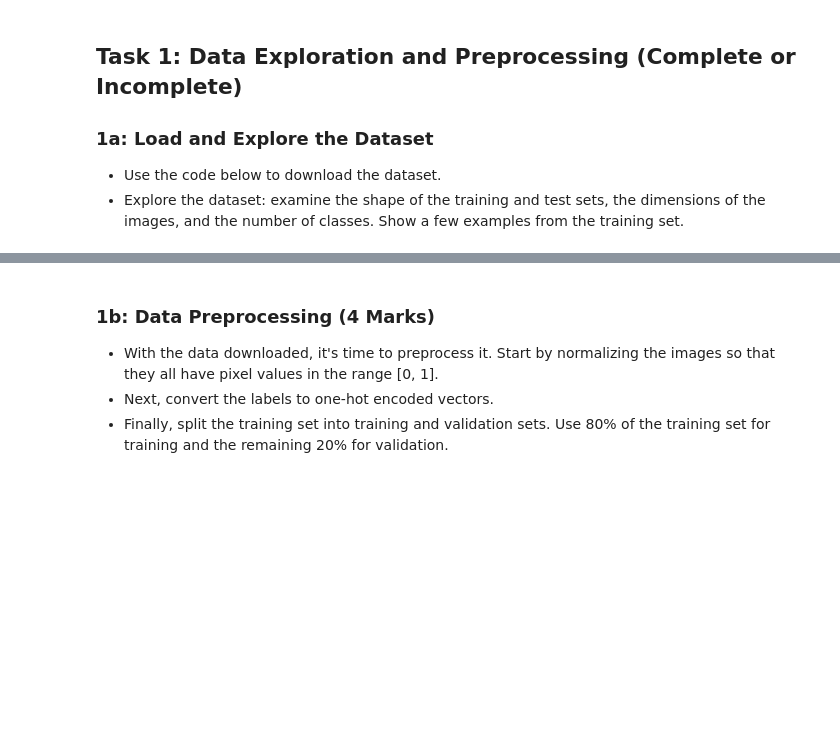
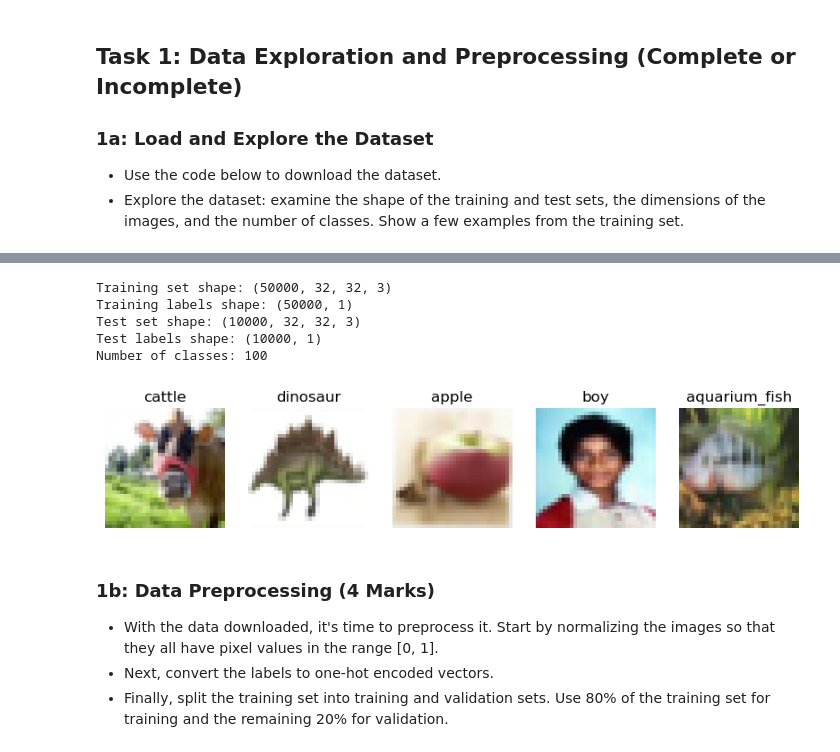
Before and after one commit to UofT-DSI/deep_learning, a Jupyter notebook: 02_activities/assignments/assignment_1.ipynb, the cells around one changed output, grey strips where cells are left out. Drawn from its saved outputs; the diff is of its cells as text; code cells hidden in the pictures; blank space fills up the shorter version.

```diff
--- a/02_activities/assignments/assignment_1.ipynb
+++ b/02_activities/assignments/assignment_1.ipynb
@@ -26,5 +28,50 @@ To enable the following instructions: AVX2 FMA, in other operations, rebuild Ten
 # %%
 # Your code here
+print("Training set shape:", x_train.shape)
+print("Training labels shape:", y_train.shape)
+print("Test set shape:", x_test.shape)
+print("Test labels shape:", y_test.shape)
+
+# Print some basic information
+print("Number of classes:", len(np.unique(y_train)))
+
+# Show a few examples from the training set
+def plot_images(images, labels, class_names, num_images=5):
+    plt.figure(figsize=(10, 2))
+    for i in range(num_images):
+        plt.subplot(1, num_images, i + 1)
+        plt.imshow(images[i])
+        plt.title(class_names[labels[i][0]])
+        plt.axis('off')
+    plt.show()
+# %% [output]
+Training set shape: (50000, 32, 32, 3)
+Training labels shape: (50000, 1)
+Test set shape: (10000, 32, 32, 3)
+Test labels shape: (10000, 1)
+Number of classes: 100
+# %%
+class_names = np.array([
+     'apple', 'aquarium_fish', 'baby', 'bear', 'beaver', 'bed', 'bee', 'beetle',
+    'bicycle', 'bottle', 'bowl', 'boy', 'bridge', 'bus', 'butterfly', 'camel',
+    'can', 'castle', 'caterpillar', 'cattle', 'chair', 'chimpanzee', 'clock',
+    'cloud', 'cockroach', 'couch', 'cra', 'crocodile', 'cup', 'dinosaur',
+    'dolphin', 'elephant', 'flatfish', 'forest', 'fox', 'girl', 'hamster',
+    'house', 'kangaroo', 'keyboard', 'lamp', 'lawn_mower', 'leopard', 'lion',
+    'lizard', 'lobster', 'man', 'maple_tree', 'motorcycle', 'mountain', 'mouse',
+    'mushroom', 'oak_tree', 'orange', 'orchid', 'otter', 'palm_tree', 'pear',
+    'pickup_truck', 'pine_tree', 'plain', 'plate', 'poppy', 'porcupine', 'possum',
+    'rabbit', 'raccoon', 'ray', 'road', 'rocket', 'rose', 'sea', 'seal', 'shark',
+    'shrew', 'skunk', 'skyscraper', 'snail', 'snake', 'spider', 'squirrel',
+    'streetcar', 'sunflower', 'sweet_pepper', 'table', 'tank', 'telephone',
+    'television', 'tiger', 'tractor', 'train', 'trout', 'tulip', 'turtle',
+    'wardrobe', 'whale', 'willow_tree', 'wolf', 'woman', 'worm'
+])
+
+# Display some example images from the training set
+plot_images(x_train, y_train, class_names, num_images=5)
+# %% [output]
+[figure, added]
 # %% [markdown]
 ### 1b: Data Preprocessing (4 Marks)
 - With the data downloaded, it's time to preprocess it. Start by normalizing the images so that they all have pixel values in the range [0, 1].
```
Also changed, not shown: parts of 15 cells of this notebook.
